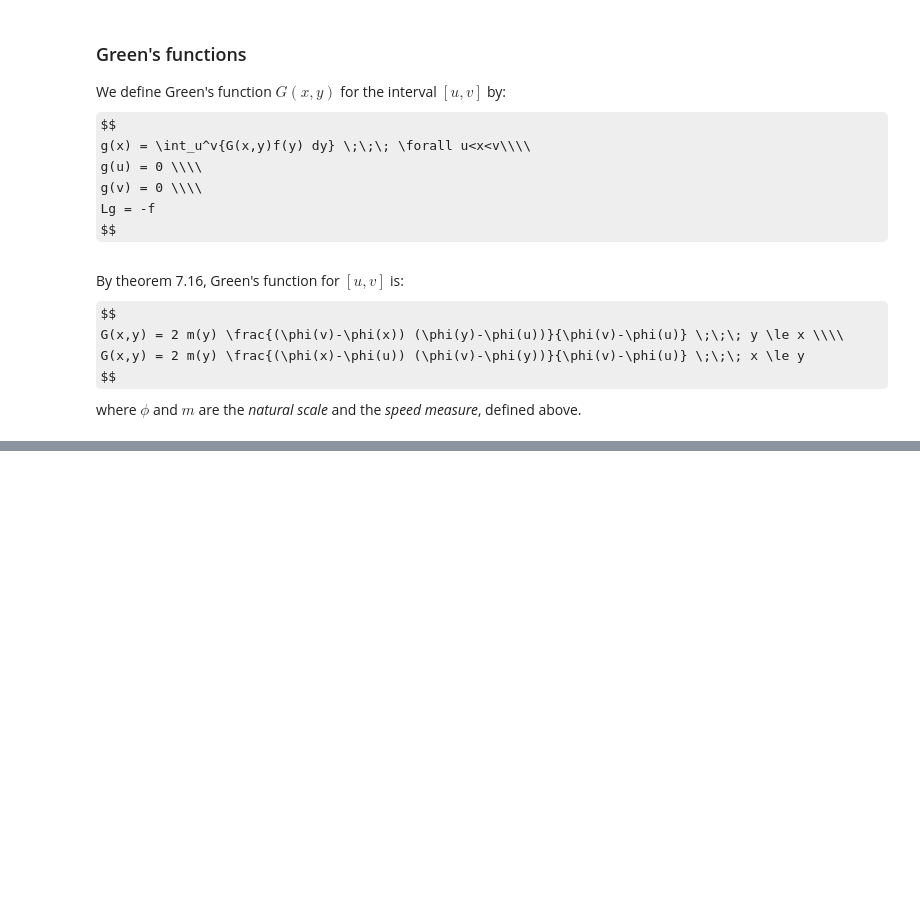
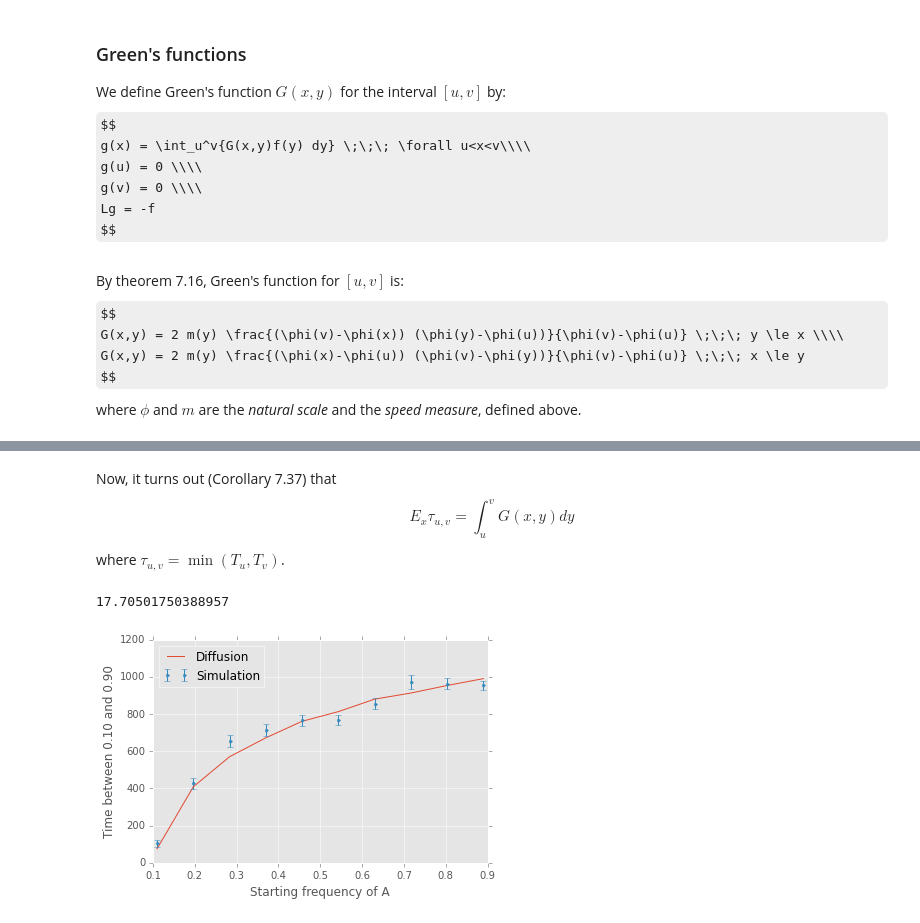
Before and after one commit to yoavram/ipython-notebooks, a Jupyter notebook: Diffusion equation for simple WF model.ipynb, the cells around one changed output, grey strips where cells are left out. Cells and saved outputs as stored; diff of their text form; code cells hidden in the pictures; some formulas as TeX source; blank space fills up the shorter version.

```diff
--- a/Diffusion equation for simple WF model.ipynb
+++ b/Diffusion equation for simple WF model.ipynb
@@ -197,0 +220,25 @@ G(0.5,0.6,0.01,0.99)
+# %% [markdown]
+Now, it turns out (Corollary 7.37) that
+$$
+E_x \tau_{u,v} = \int_u^v{G(x,y) dy}
+$$
+where $\tau_{u,v} = \min{(T_u,T_v)}$.
+# %%
+T = lambda x,u,v: quad(lambda y: G(x,y,u,v), u, v)[0]
+T(0.5,0.01,0.99)
+# %% [output]
+17.70501750388957
+# %%
+u,v = 0.1,0.9
+x = linspace(u+0.01, v-0.01, 10)
+T1 = N*array([T(xx, u, v) for xx in x])
+# %%
+T2 = array([estimate_occupation_time(xx, u, v, 100) for xx in x])
+# %%
+plot(x, T1, label='Diffusion')
+errorbar(x, T2[:,0], yerr=T2[:,1], fmt='.', label='Simulation')
+ylabel('Time between %.2f and %.2f' % (u,v))
+xlabel('Starting frequency of A')
+legend(loc=2);
+# %% [output]
+[figure, added]
```
Also changed, not shown: parts of 10 cells of this notebook.
